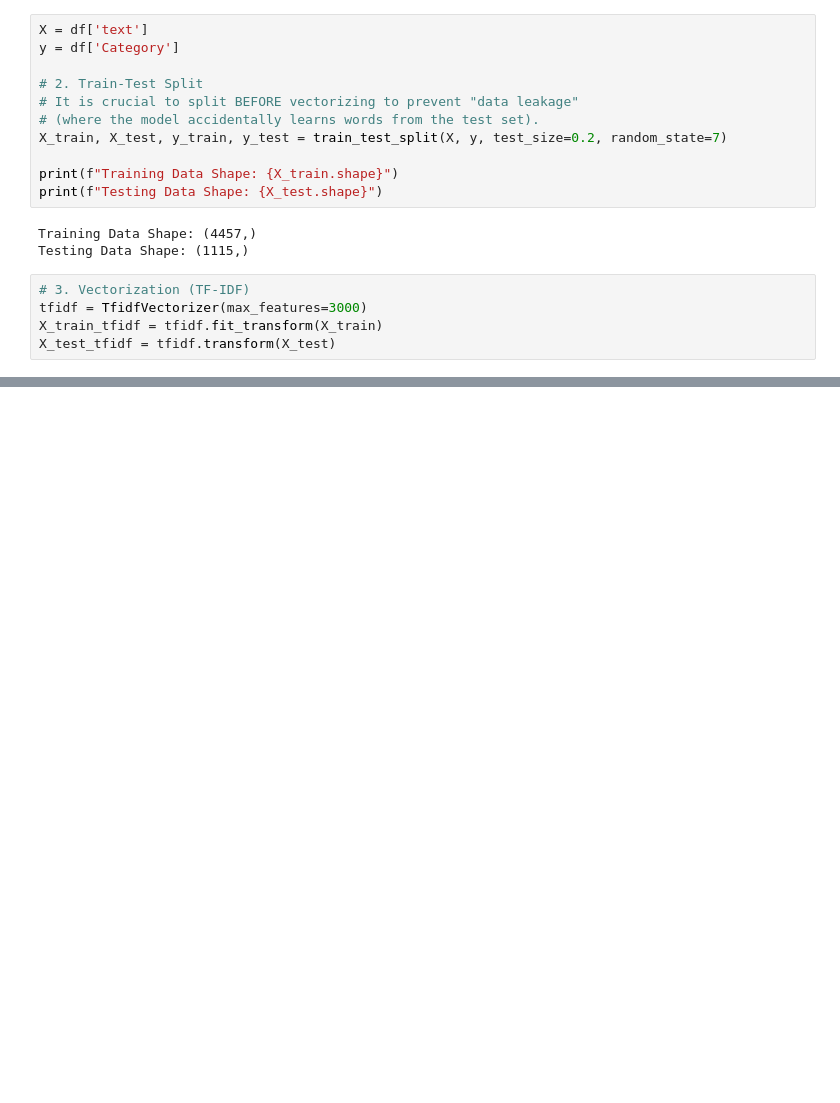
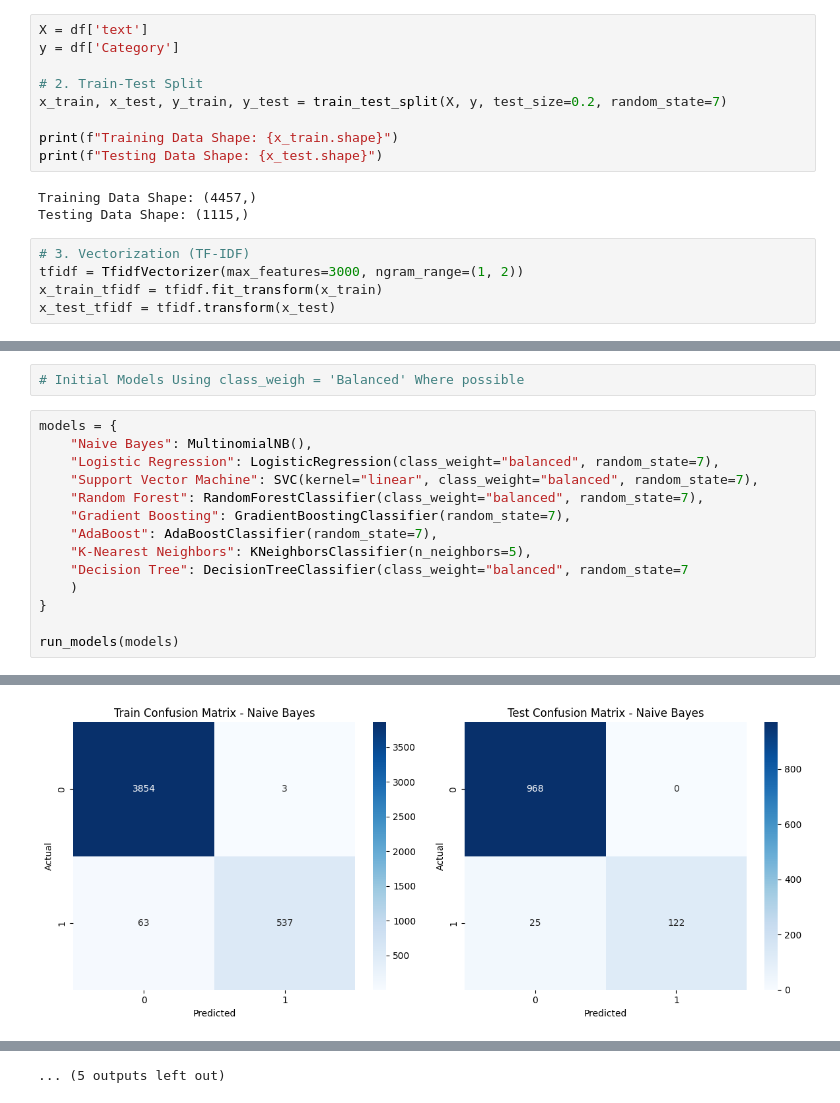
Before and after one commit to vishalgupta-git/sms-spam-detection-nlp, a Jupyter notebook: notebook.ipynb, the cells around one changed output, grey strips where cells are left out. Saved outputs shown, nothing was run; the diff lists cells and outputs as text; blank space fills up the shorter version.

```diff
--- a/notebook.ipynb
+++ b/notebook.ipynb
@@ -237,17 +245,15 @@ X = df['text']
 y = df['Category']
 
 # 2. Train-Test Split
-# It is crucial to split BEFORE vectorizing to prevent "data leakage"
-# (where the model accidentally learns words from the test set).
-X_train, X_test, y_train, y_test = train_test_split(X, y, test_size=0.2, random_state=7)
+x_train, x_test, y_train, y_test = train_test_split(X, y, test_size=0.2, random_state=7)
 
-print(f"Training Data Shape: {X_train.shape}")
-print(f"Testing Data Shape: {X_test.shape}")
+print(f"Training Data Shape: {x_train.shape}")
+print(f"Testing Data Shape: {x_test.shape}")
 # %% [output]
 Training Data Shape: (4457,)
 Testing Data Shape: (1115,)
 # %%
 # 3. Vectorization (TF-IDF)
-tfidf = TfidfVectorizer(max_features=3000)
-X_train_tfidf = tfidf.fit_transform(X_train)
-X_test_tfidf = tfidf.transform(X_test)
+tfidf = TfidfVectorizer(max_features=3000, ngram_range=(1, 2))
+x_train_tfidf = tfidf.fit_transform(x_train)
+x_test_tfidf = tfidf.transform(x_test)
@@ -398,0 +327,17 @@ weighted avg       0.97      0.97      0.97      1115
+# %%
+# Initial Models Using class_weigh = 'Balanced' Where possible
+# %%
+models = {
+    "Naive Bayes": MultinomialNB(),
+    "Logistic Regression": LogisticRegression(class_weight="balanced", random_state=7),
+    "Support Vector Machine": SVC(kernel="linear", class_weight="balanced", random_state=7),
+    "Random Forest": RandomForestClassifier(class_weight="balanced", random_state=7),
+    "Gradient Boosting": GradientBoostingClassifier(random_state=7),
+    "AdaBoost": AdaBoostClassifier(random_state=7),
+    "K-Nearest Neighbors": KNeighborsClassifier(n_neighbors=5),
+    "Decision Tree": DecisionTreeClassifier(class_weight="balanced", random_state=7
+    )
+}
+
+run_models(models)
+# %% [output]
@@ -398,0 +361 @@ weighted avg       0.97      0.97      0.97      1115
+[figure, added]
@@ -398,0 +452 @@ weighted avg       0.97      0.97      0.97      1115
+... (5 outputs left out)
```
Also changed, not shown: parts of 24 cells of this notebook.
